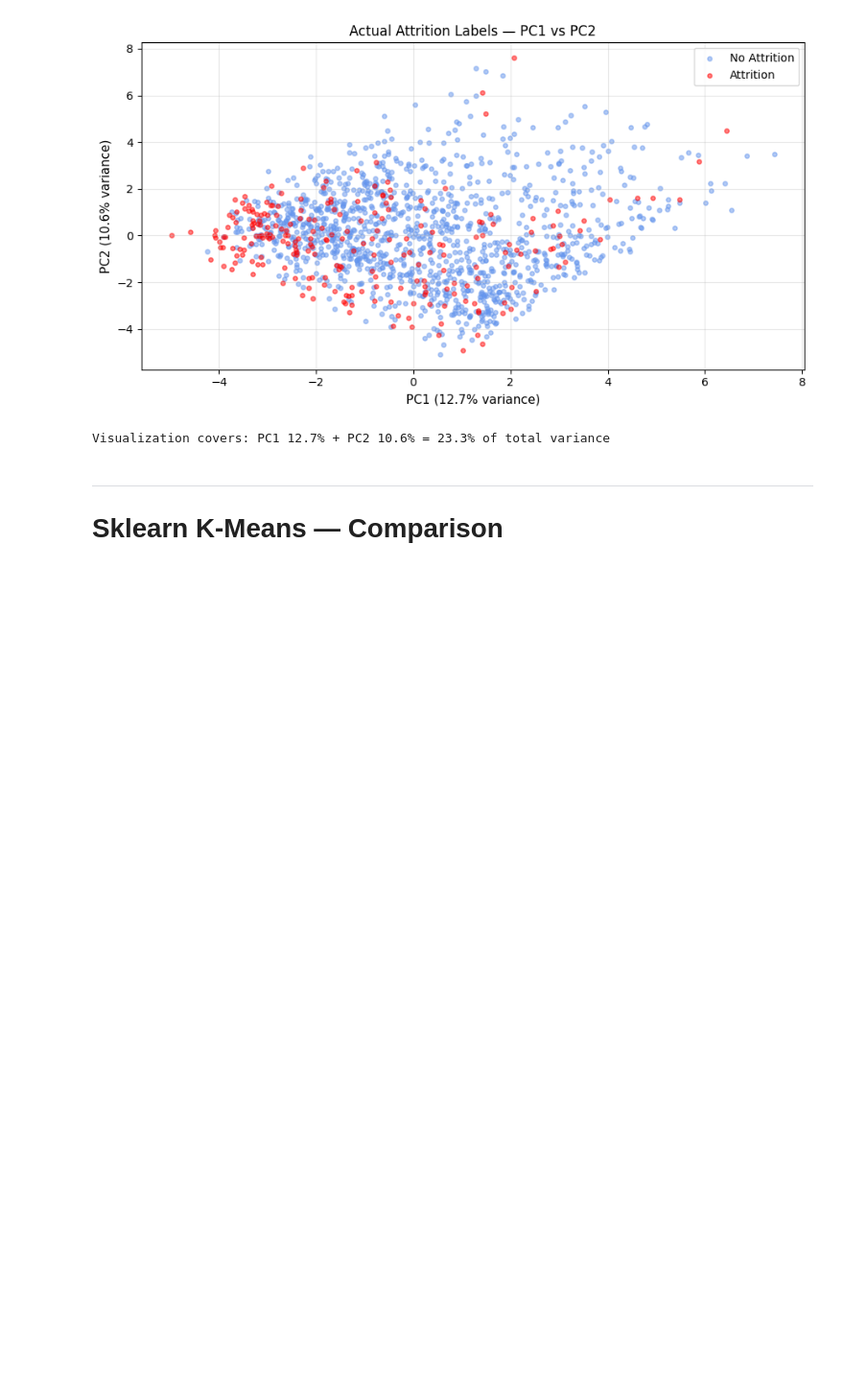
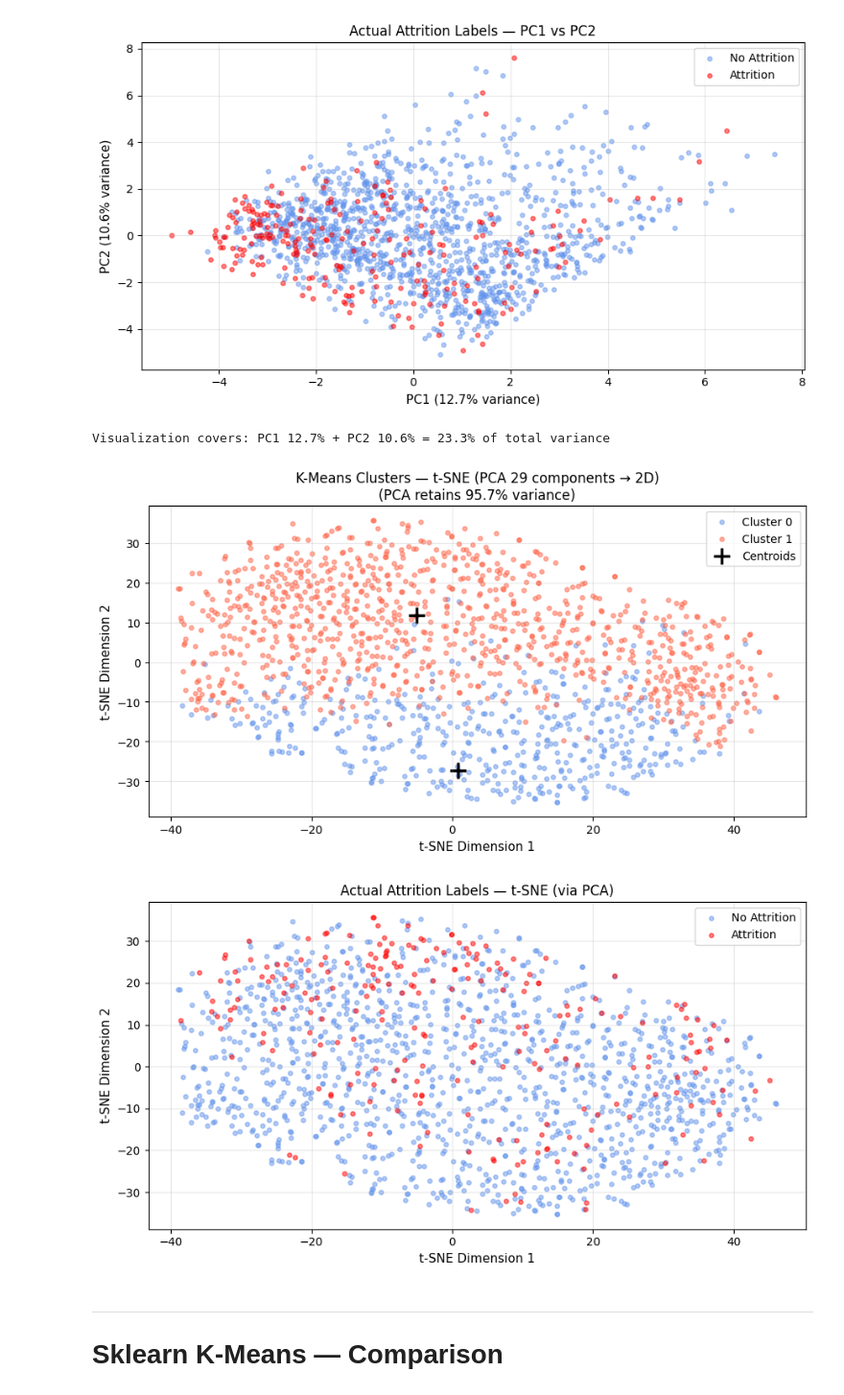
Before and after one commit to jiraphat48026/HR-Machine-Learning-Project, a Jupyter notebook: models/k-mean.ipynb, the cells around one changed output. Shown at 96% size. Cells and saved outputs as stored; diff of their text form; code cells hidden in the pictures; blank space fills up the shorter version.

```diff
--- a/models/k-mean.ipynb
+++ b/models/k-mean.ipynb
@@ -114,8 +116,13 @@ for i, (var, cum) in enumerate(zip(pca_95.explained_variance_ratio_, cumvar)):
     print(f"  PC{i+1:>2}: {var*100:5.2f}%  (cumulative: {cum*100:6.2f}%)")
 
 X_vis = X_pca[:, :2]
+
 print(f"\nVisualization axes: PC1 ({pca_95.explained_variance_ratio_[0]*100:.2f}%) "
       f"+ PC2 ({pca_95.explained_variance_ratio_[1]*100:.2f}%)")
+print("\nRunning t-SNE on PCA-reduced data...")
+tsne = TSNE(n_components=2, perplexity=30, random_state=42, max_iter=1000)
+X_tsne = tsne.fit_transform(X_pca)   # shape: (n_samples, 2)
+print(f"t-SNE output shape: {X_tsne.shape}")
 # %% [output]
 Original dataset: (1470, 36)
 Attrition distribution — real data (NOT used in clustering):
@@ -285,6 +287,46 @@ print(f"Visualization covers: PC1 {pc1_var:.1f}% + PC2 {pc2_var:.1f}% "
 [figure]
 [figure]
 Visualization covers: PC1 12.7% + PC2 10.6% = 23.3% of total variance
+# %%
+centroids_tsne = np.array([
+    X_tsne[np.argmin(pairwise_distances([c], X_pca)[0])]   # closest real point
+    for c in centroids
+])
+
+sorted_x_tsne = [X_tsne[labels == k] for k in range(2)]
+
+plt.figure(figsize=(9, 5))
+colors = ['cornflowerblue', 'tomato']
+for k in range(2):
+    pts = sorted_x_tsne[k]
+    plt.scatter(pts[:, 0], pts[:, 1], c=colors[k], alpha=0.5, s=15, label=f"Cluster {k}")
+plt.scatter(centroids_tsne[:, 0], centroids_tsne[:, 1],
+            c='black', marker='+', s=200, linewidths=2.5, label="Centroids")
+plt.xlabel("t-SNE Dimension 1", fontsize=11)
+plt.ylabel("t-SNE Dimension 2", fontsize=11)
+plt.title(f"K-Means Clusters — t-SNE (PCA {X_pca.shape[1]} components → 2D)\n"
+          f"(PCA retains {pca_95.explained_variance_ratio_.sum()*100:.1f}% variance)",
+          fontsize=12)
+plt.legend(fontsize=10)
+plt.grid(True, alpha=0.3)
+plt.tight_layout()
+plt.show()
+
+# ── Attrition ground-truth plot ───────────────────────────────────────────────
+plt.figure(figsize=(9, 5))
+for label_val, color, name in [(0, 'cornflowerblue', 'No Attrition'), (1, 'red', 'Attrition')]:
+    mask = attrition_binary == label_val
+    plt.scatter(X_tsne[mask, 0], X_tsne[mask, 1], c=color, alpha=0.5, s=15, label=name)
+plt.xlabel("t-SNE Dimension 1", fontsize=11)
+plt.ylabel("t-SNE Dimension 2", fontsize=11)
+plt.title("Actual Attrition Labels — t-SNE (via PCA)", fontsize=12)
+plt.legend(fontsize=10)
+plt.grid(True, alpha=0.3)
+plt.tight_layout()
+plt.show()
+# %% [output]
+[figure, added]
+[figure, added]
 # %% [markdown]
 ---
 # Sklearn K-Means — Comparison
```
Also changed, not shown: parts of 3 cells of this notebook, 2 other files.
